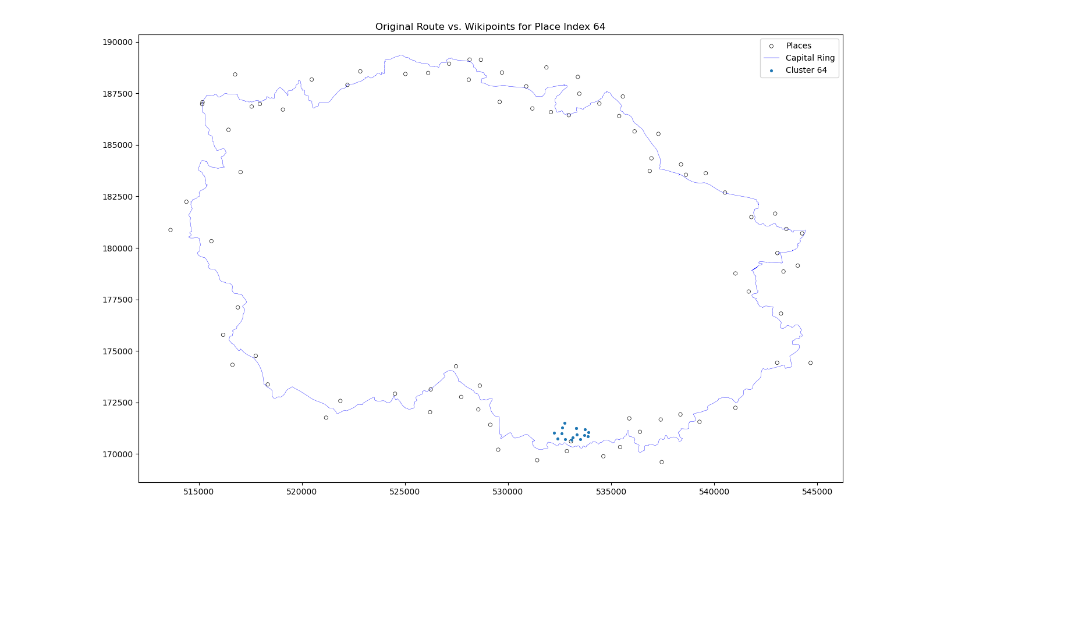
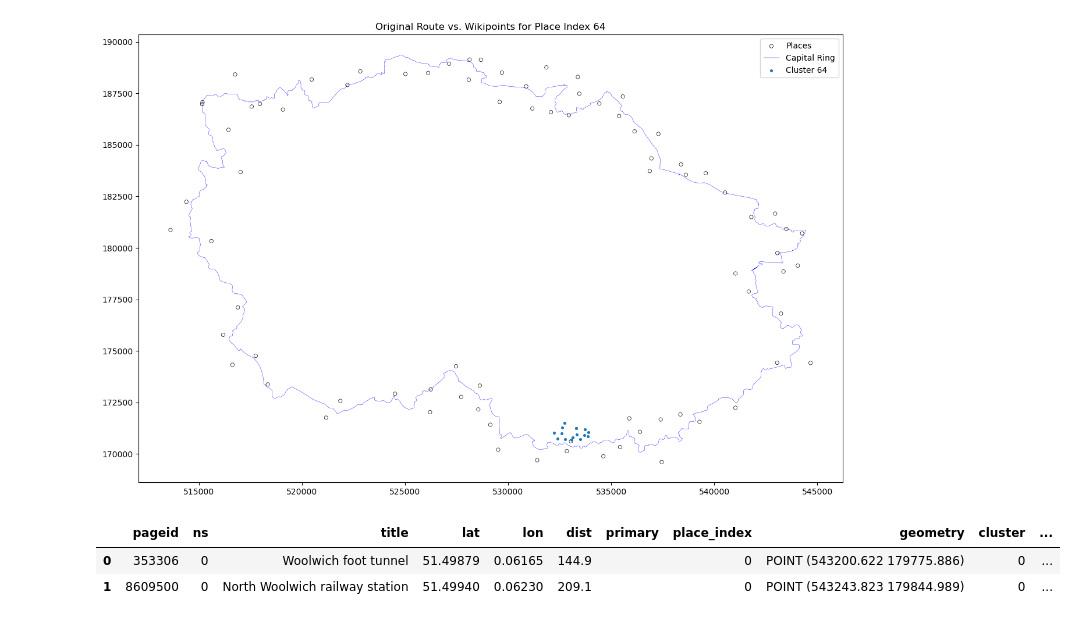
Before and after one commit to a-saveleva/casa0003_ind_work, a Jupyter notebook: indwork_data_load.ipynb, the cells around one changed output. Drawn from its saved outputs; the diff is of its cells as text; code cells hidden in the pictures; blank space fills up the shorter version.

```diff
--- a/indwork_data_load.ipynb
+++ b/indwork_data_load.ipynb
@@ -431,3 +433,13 @@ plt.title(f"Original Route vs. Wikipoints for Place Index {random_state}")
 plt.show()
 # %% [output]
 [figure]
+# %%
+wiki_gdf_dedupped['wiki_link'] = None
+for index, row in wiki_gdf_dedupped.iterrows():
+    wiki_gdf_dedupped['wiki_link'][index] = 'https://en.wikipedia.org/?curid=' + str(row['pageid'])
+# %%
+wiki_gdf_dedupped.head(2)
+# %% [output]
+|  | pageid | ns | title | lat | lon | dist | primary | place_index | geometry | cluster | ... |
+| 0 | 353306 | 0 | Woolwich foot tunnel | 51.49879 | 0.06165 | 144.9 |  | 0 | POINT (543200.622 179775.886) | 0 | ... |
+| 1 | 8609500 | 0 | North Woolwich railway station | 51.49940 | 0.06230 | 209.1 |  | 0 | POINT (543243.823 179844.989) | 0 | ... |
```
Also changed, not shown: parts of 26 cells of this notebook, 10 other files.
